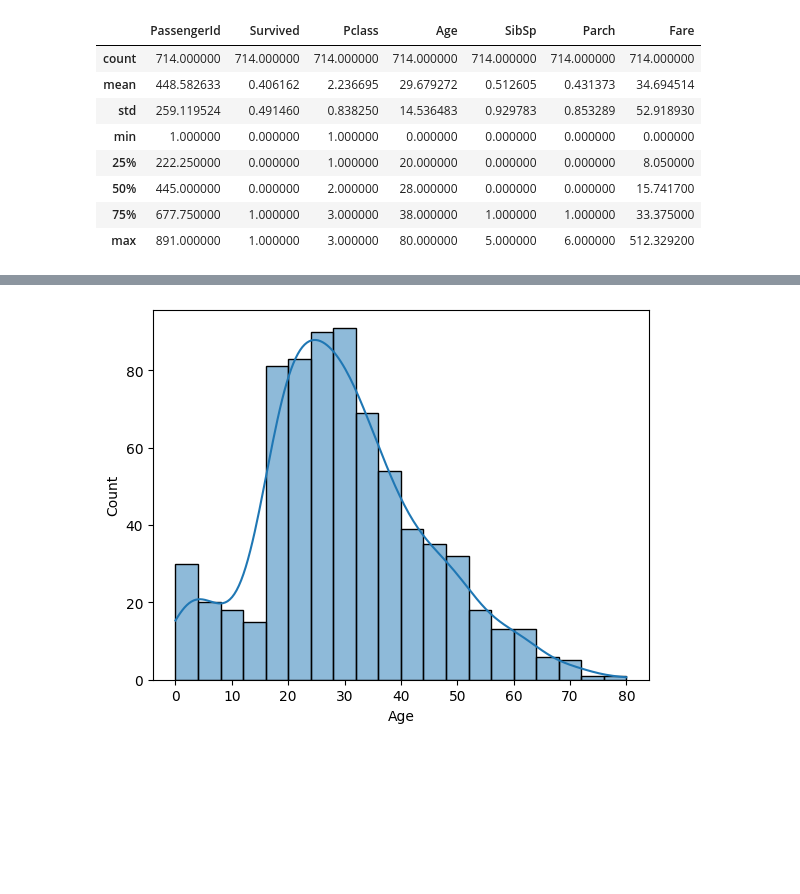
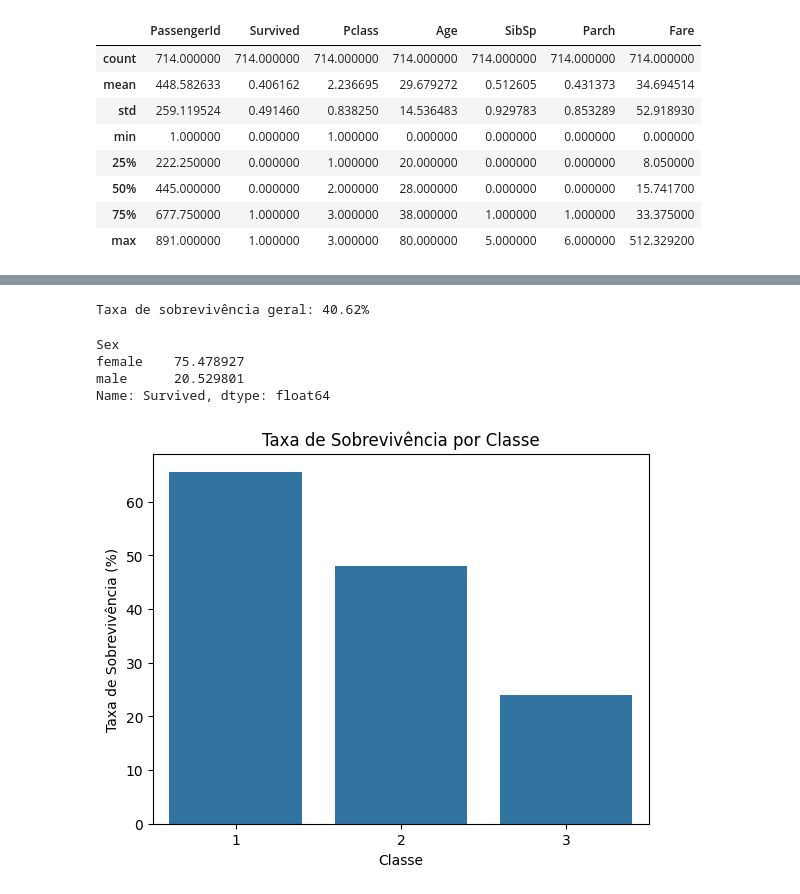
Before and after one commit to FellipeCastro/analise_sobreviventes_titanic, a Jupyter notebook: analise_sobreviventes_titanic.ipynb, the cells around one changed output, grey strips where cells are left out. Cells and saved outputs as stored; diff of their text form; code cells hidden in the pictures; blank space fills up the shorter version.

```diff
--- a/analise_sobreviventes_titanic.ipynb
+++ b/analise_sobreviventes_titanic.ipynb
@@ -121,6 +108,26 @@ plt.show()
-# %%
-# distribuição da idade
-sns.histplot(df['Age'], kde=True)
-plt.show()
-# %% [output]
-[figure, removed]
+# %%
+# taxa de sobrevivência geral
+taxa_geral = df['Survived'].mean() * 100
+print(f"Taxa de sobrevivência geral: {taxa_geral:.2f}%")
+# %% [output]
+Taxa de sobrevivência geral: 40.62%
+# %%
+# sobrevivência por sexo
+sobrevivencia_sexo = df.groupby('Sex')['Survived'].mean() * 100
+print(sobrevivencia_sexo)
+# %% [output]
+Sex
+female    75.478927
+male      20.529801
+Name: Survived, dtype: float64
+# %%
+# sobrevivência por classe
+taxa_classe = df.groupby('Pclass')['Survived'].mean()
+
+sns.barplot(x=taxa_classe.index, y=taxa_classe.values * 100)
+plt.title('Taxa de Sobrevivência por Classe')
+plt.xlabel('Classe')
+plt.ylabel('Taxa de Sobrevivência (%)')
+plt.show()
+# %% [output]
+[figure, added]
```
Also changed, not shown: parts of 19 cells of this notebook.
